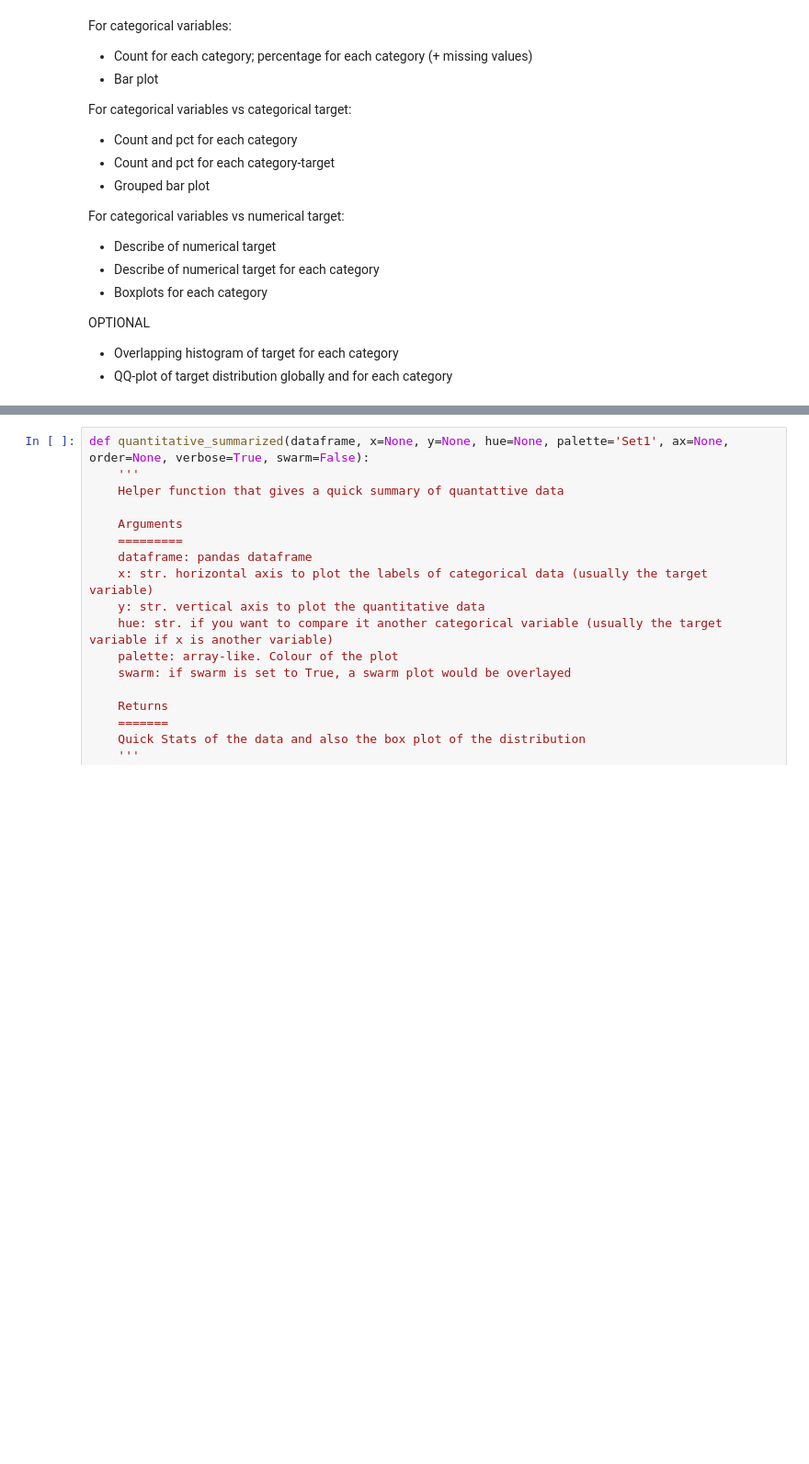
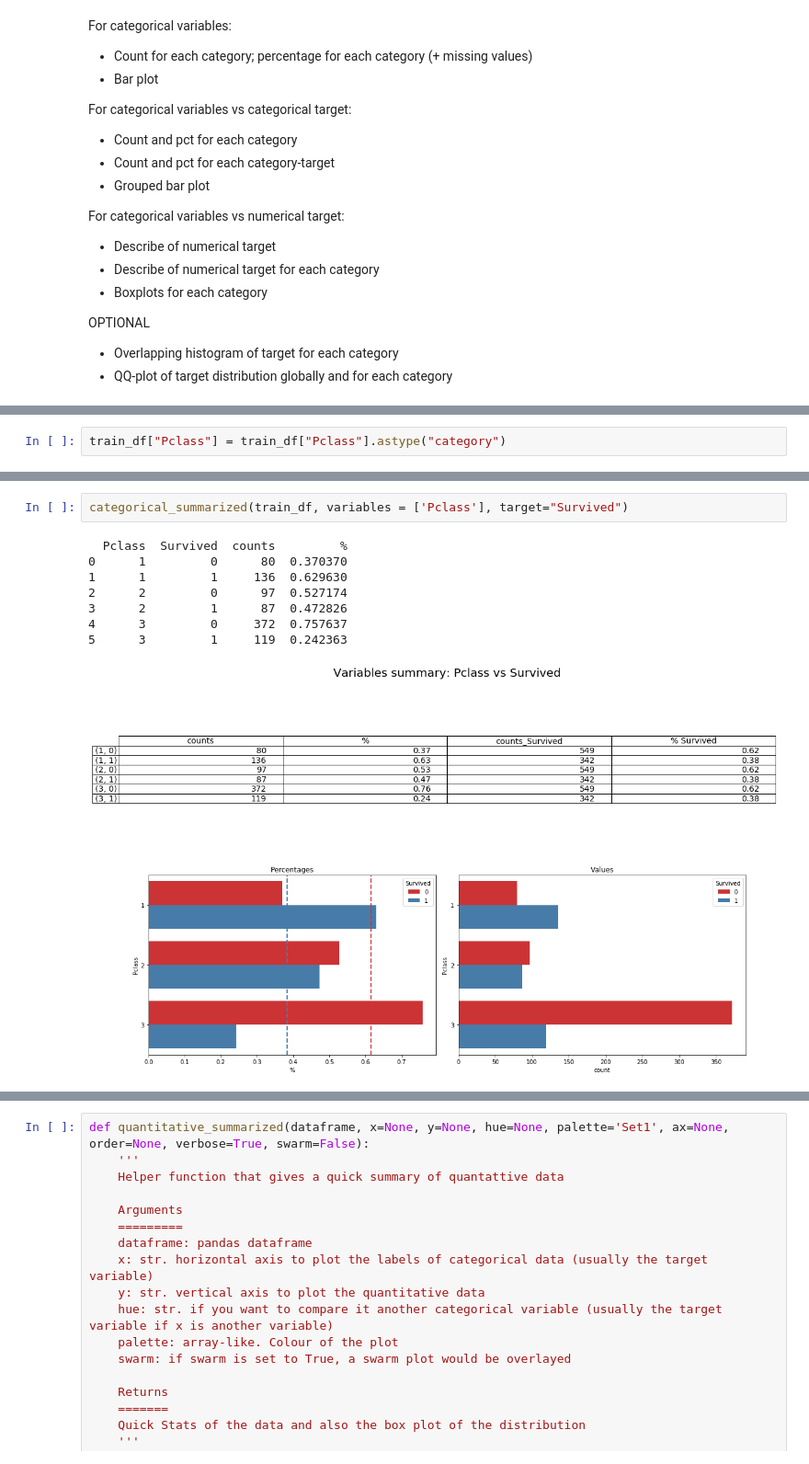
Before and after one commit to edoardovivo/MLAutoEDA, a Jupyter notebook: AutoEDA.ipynb, the cells around one changed output, grey strips where cells are left out. Shown at 92% size. Drawn from its saved outputs; the diff is of its cells as text; blank space fills up the shorter version.

Commit message:
Added bivariate plot for categorical variables

```diff
--- a/AutoEDA.ipynb
+++ b/AutoEDA.ipynb
@@ -56,0 +121,2 @@ def categorical_univariate(dataframe, y, palette, ax, order):
+# %%
+train_df["Pclass"] = train_df["Pclass"].astype("category")
@@ -57,3 +139,14 @@ def categorical_univariate(dataframe, y, palette, ax, order):
+# %%
+categorical_summarized(train_df, variables = ['Pclass'], target="Survived")
+# %% [output]
+  Pclass  Survived  counts         %
+0      1         0      80  0.370370
+1      1         1     136  0.629630
+2      2         0      97  0.527174
+3      2         1      87  0.472826
+4      3         0     372  0.757637
+5      3         1     119  0.242363
+[figure, added]
 # %%
 #def categorical_summarized(dataframe, x=None, y=None, hue=None, palette='Set1', ax=None, order=None):
 def categorical_summarized(dataframe, variables=None, target=None, palette='Set1', ax=None, order=None):
```
Also changed, not shown: parts of 6 cells of this notebook.
